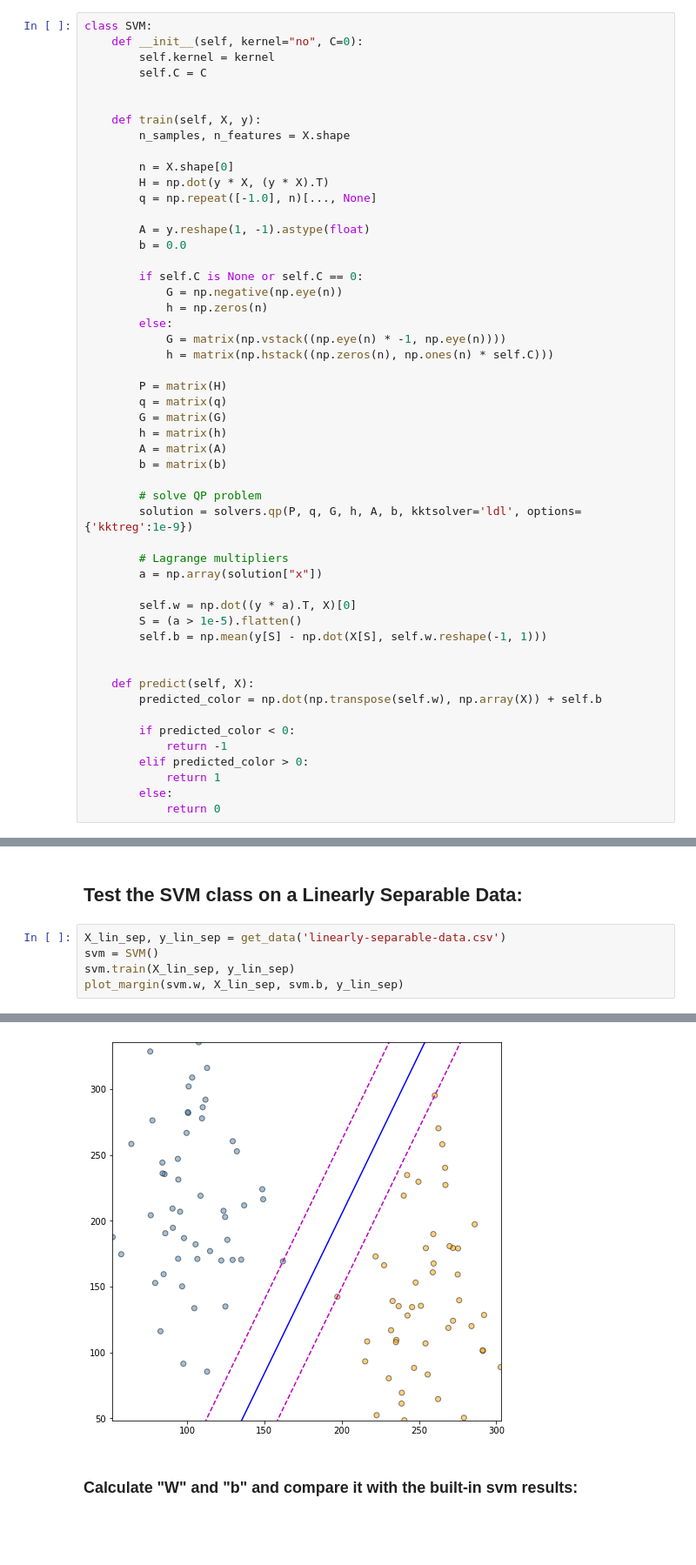
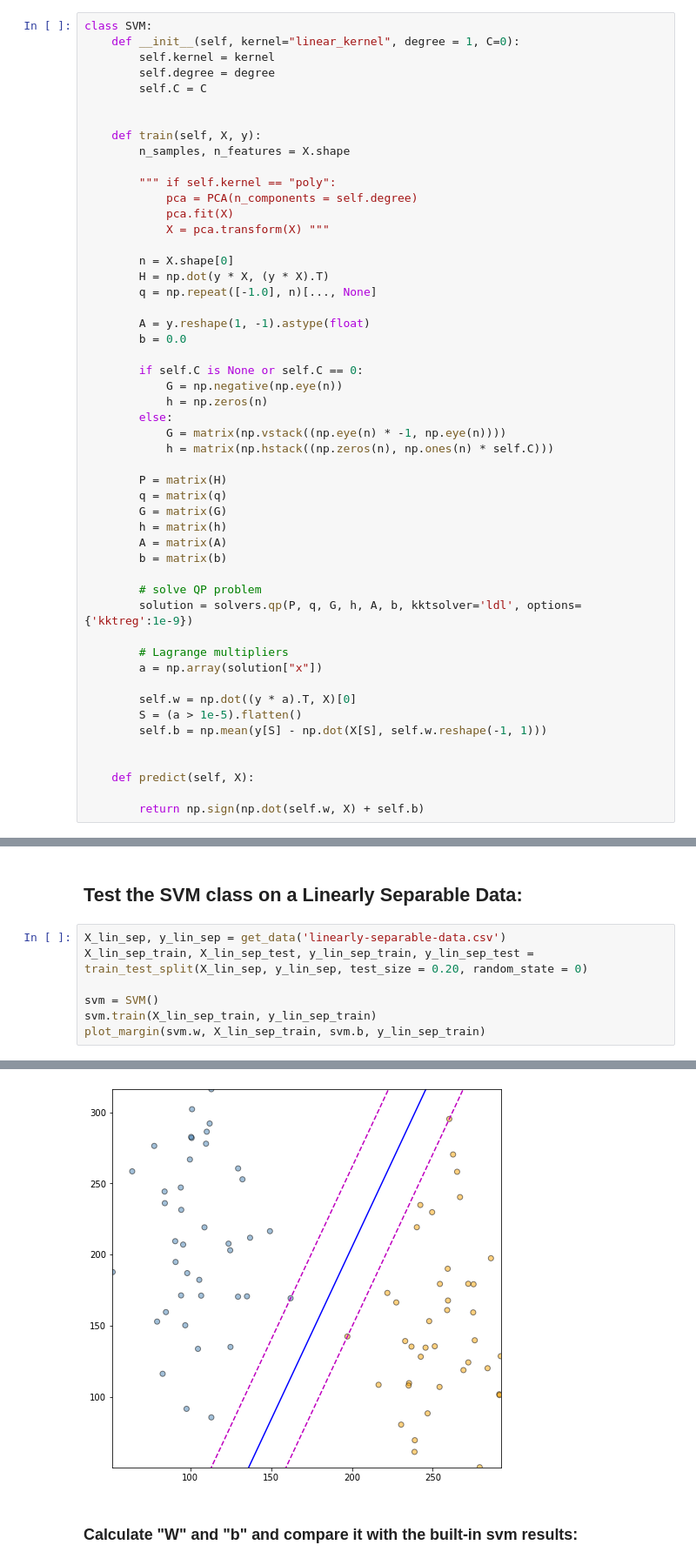
Before and after one commit to miraehab/Support-Vector-Machine-Implementation, a Jupyter notebook: notebook.ipynb, the cells around one changed output, grey strips where cells are left out. Shown at 87% size. Drawn from its saved outputs; the diff is of its cells as text; blank space fills up the shorter version.

Commit message:
Implemented the polynomial kernel and split the Data.

```diff
--- a/notebook.ipynb
+++ b/notebook.ipynb
@@ -65,13 +57,19 @@ $w^Tx + b \ge 1$ then the point is in the positive class </br>
 $w^Tx + b \le -1$ then the point is in the negative class
 # %%
 class SVM:
-    def __init__(self, kernel="no", C=0):
+    def __init__(self, kernel="linear_kernel", degree = 1, C=0):
         self.kernel = kernel
+        self.degree = degree
         self.C = C
 
 
     def train(self, X, y):
         n_samples, n_features = X.shape
+
+        """ if self.kernel == "poly":
+            pca = PCA(n_components = self.degree)
+            pca.fit(X)
+            X = pca.transform(X) """
 
         n = X.shape[0]
         H = np.dot(y * X, (y * X).T)
@@ -106,14 +104,8 @@ class SVM:
 
 
     def predict(self, X):
-        predicted_color = np.dot(np.transpose(self.w), np.array(X)) + self.b
 
-        if predicted_color < 0:
-            return -1
-        elif predicted_color > 0:
-            return 1
-        else:
-            return 0
+        return np.sign(np.dot(self.w, X) + self.b)
 # %%
 def get_data(filename):
     df = pd.read_csv(filename)
@@ -147,8 +139,10 @@ def plot_margin(w, X, b, y):
 <h2>Test the SVM class on a Linearly Separable Data:</h2>
 # %%
 X_lin_sep, y_lin_sep = get_data('linearly-separable-data.csv')
+X_lin_sep_train, X_lin_sep_test, y_lin_sep_train, y_lin_sep_test = train_test_split(X_lin_sep, y_lin_sep, test_size = 0.20, random_state = 0)
+
 svm = SVM()
-svm.train(X_lin_sep, y_lin_sep)
-plot_margin(svm.w, X_lin_sep, svm.b, y_lin_sep)
+svm.train(X_lin_sep_train, y_lin_sep_train)
+plot_margin(svm.w, X_lin_sep_train, svm.b, y_lin_sep_train)
 # %% [output]
      pcost       dcost       gap    pres   dres
@@ -165,5 +159,5 @@ plot_margin(svm.w, X_lin_sep, svm.b, y_lin_sep)
 Optimal solution found.
-[figure, old version]
+[figure, new version]
 # %% [markdown]
 <h3>Calculate "W" and "b" and compare it with the built-in svm results:</h3>
 # %%
```
Also changed, not shown: parts of 20 cells of this notebook, 3 other files.
